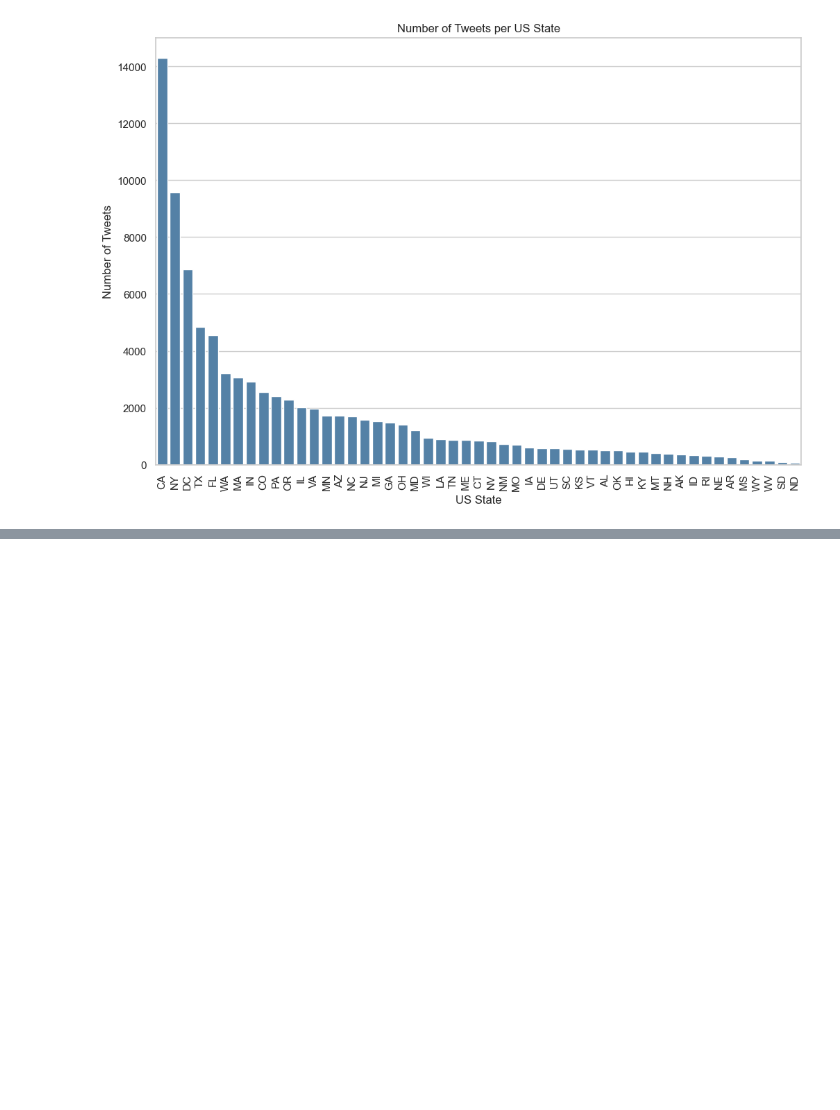
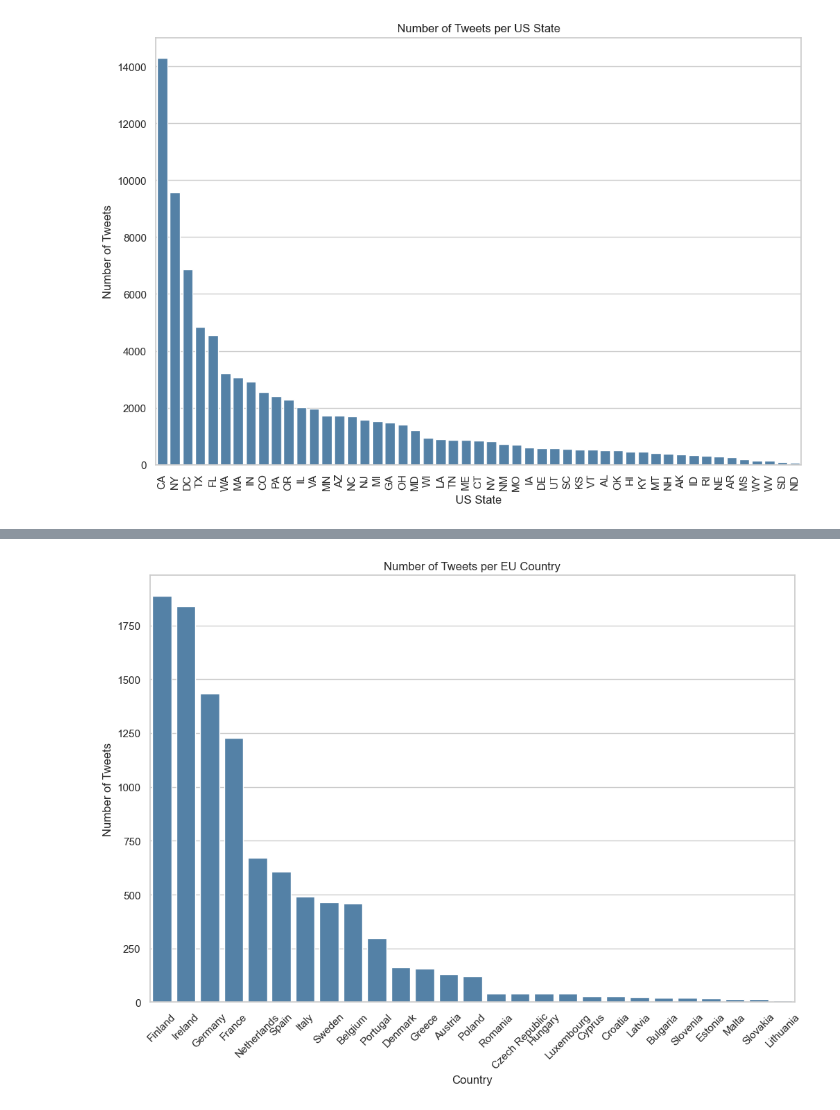
Before and after one commit to caroline710/big-data-final, a Jupyter notebook: vader-geoplots.ipynb, the cells around one changed output, grey strips where cells are left out. Cells and saved outputs as stored; diff of their text form; code cells hidden in the pictures; blank space fills up the shorter version.

```diff
--- a/vader-geoplots.ipynb
+++ b/vader-geoplots.ipynb
@@ -139,3 +139,22 @@ fig = px.bar(variation, x='State Abbreviation', y='Sentiment Variation',
 fig.show()
 # %% [output]
 [interactive output not drawn]
+# %%
+import matplotlib.pyplot as plt
+import seaborn as sns
+
+eu_df = pd.read_csv('data/eu-sentiment-vader.csv')
+
+country_counts = eu_df['Filtered Location'].value_counts()
+
+# plot number of tweets per state
+sns.set(style="whitegrid")
+plt.figure(figsize=(12, 8))
+sns.barplot(x=country_counts.index, y=country_counts.values, color='steelblue')
+plt.title('Number of Tweets per EU Country')
+plt.xlabel('Country')
+plt.ylabel('Number of Tweets')
+plt.xticks(rotation=45)
+plt.show()
+# %% [output]
+[figure, added]
```
Also changed, not shown: parts of 2 cells of this notebook, 2 other files.
